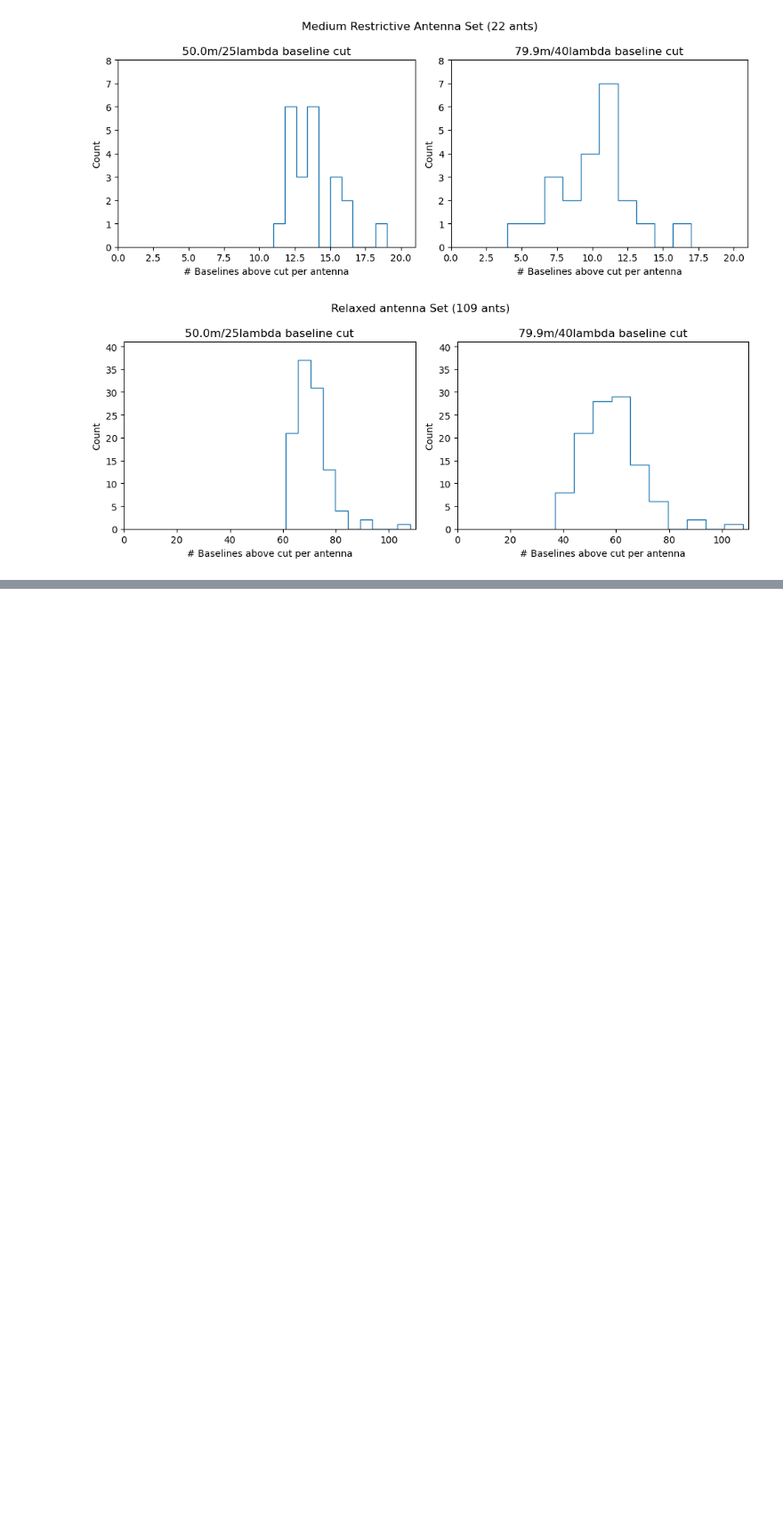
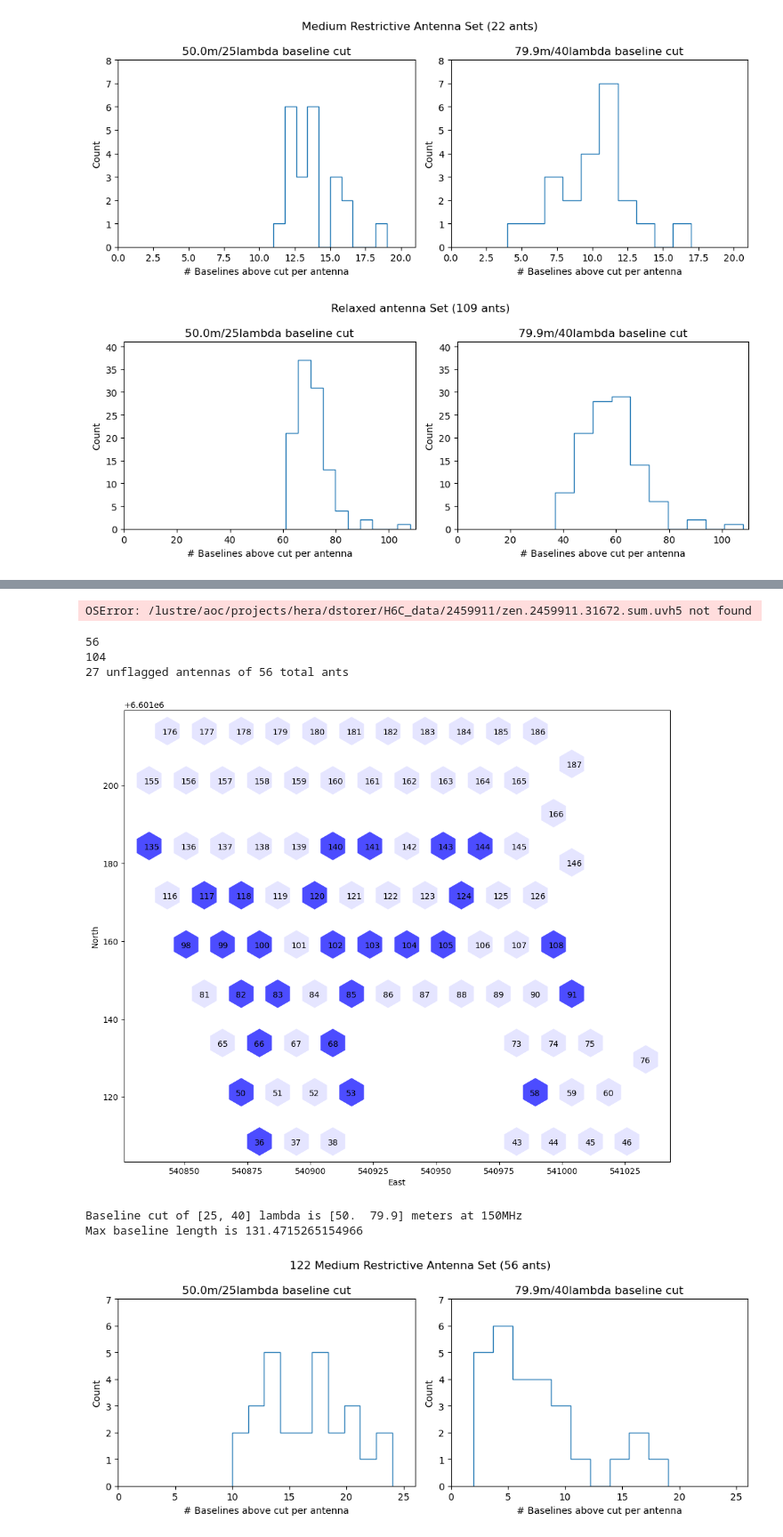
Before and after one commit to dstorer/djs_fhd_pipeline, a Jupyter notebook: djs_fhd_pipeline/plotBaselineLengthHistograms.ipynb, the cells around one changed output, grey strips where cells are left out. Shown: that part at 89% size. Cells and saved outputs as stored; diff of their text form; code cells hidden in the pictures; blank space fills up the shorter version.

```diff
--- a/djs_fhd_pipeline/plotBaselineLengthHistograms.ipynb
+++ b/djs_fhd_pipeline/plotBaselineLengthHistograms.ipynb
@@ -185,0 +228,17 @@ Baseline cut of [25, 40] lambda is [50.  79.9] meters at 150MHz
+# %%
+file = '/lustre/aoc/projects/hera/dstorer/H6C_data/2459911/zen.2459911.31672.sum.uvh5'
+exants = [203, 208, 209, 210, 211, 219, 225, 226, 227, 228, 229, 240, 241, 242, 243, 244, 245, 246, 261, 262, 3, 15, 18, 27, 29, 34, 42, 47, 51, 54, 55, 56, 57, 58, 59, 60, 63, 68, 80, 84, 94, 96, 108, 109, 110, 111, 113, 117, 128, 131, 133, 135, 142, 146, 155, 156, 170, 179, 180, 185, 200, 320, 140, 182, 186, 187, 190, 201, 224, 136, 28, 92, 32, 50, 78, 104, 159, 161, 165, 4, 19, 85, 97, 103, 121, 205, 333, 206, 183, 112, 93, 130, 126, 107, 88, 87, 120, 100, 43, 72, 21, 30, 222, 167, 145, 98, 74, 45, 73, 69, 10]
+uv = UVData()
+uv.read(file)
+ants = uv.get_ants()
+use_ants = []
+for ant in ants:
+    if ant not in exants:
+        use_ants.append(ant)
+print(f'{len(use_ants)} unflagged antennas of {len(ants)} total ants')
+uv.select(antenna_nums=use_ants)
+pl.plot_antenna_positions(uv,hexsize=35)
+
+plotBlLengthHists_perAnt(uv,bl_cut=[25,40],freq=150,suptitle=f'911 Medium Restrictive Antenna Set ({len(ants)} ants)')
+# %% [output]
+OSError: /lustre/aoc/projects/hera/dstorer/H6C_data/2459911/zen.2459911.31672.sum.uvh5 not found
@@ -185,0 +247,27 @@ Baseline cut of [25, 40] lambda is [50.  79.9] meters at 150MHz
+# %%
+file = '/lustre/aoc/projects/hera/H4C/2459122/zen.2459122.45621.sum.uvh5'
+# exants = [203, 208, 209, 210, 211, 219, 225, 226, 227, 228, 229, 240, 241, 242, 243, 244, 245, 246, 261, 262, 3, 15, 18, 27, 29, 34, 42, 47, 51, 54, 55, 56, 57, 58, 59, 60, 63, 68, 80, 84, 94, 96, 108, 109, 110, 111, 113, 117, 128, 131, 133, 135, 142, 146, 155, 156, 170, 179, 180, 185, 200, 320, 140, 182, 186, 187, 190, 201, 224, 136, 28, 92, 32, 50, 78, 104, 159, 161, 165, 4, 19, 85, 97, 103, 121, 205, 333, 206, 183, 112, 93, 130, 126, 107, 88, 87, 120, 100, 43, 72, 21, 30, 222, 167, 145, 98, 74, 45, 73, 69, 10]
+exants = [176, 178, 181, 185, 156, 157, 158, 160, 162, 163, 164, 165, 127, 128, 129, 130, 109, 92, 0, 1, 2, 11, 12, 13, 14, 23, 24, 25, 26, 37, 38, 39, 44, 45, 46, 51, 52, 59, 65, 67, 73, 75, 81, 84, 86, 87, 88, 89, 90, 93, 94, 101, 107, 110, 111, 112, 116, 119, 121, 12, 2, 123, 136, 137, 138, 142, 145, 155, 161, 166, 177, 179, 180, 182, 183, 184, 186, 187]
+uv = UVData()
+uv.read(file)
+ants = uv.get_ants()
+print(len(ants))
+print(len(uv.antenna_numbers))
+use_ants = []
+for ant in ants:
+    if ant not in exants:
+        use_ants.append(ant)
+print(f'{len(use_ants)} unflagged antennas of {len(ants)} total ants')
+uv.select(antenna_nums=use_ants)
+plot_antenna_positions(uv,hexsize=35)
+
+plotBlLengthHists_perAnt(uv,bl_cut=[25,40],freq=150,suptitle=f'122 Medium Restrictive Antenna Set ({len(ants)} ants)',
+                        savefig=True,outfig='2459122_blLengthHists.pdf',write_params=False)
+# %% [output]
+56
+104
+27 unflagged antennas of 56 total ants
+[figure, added]
+Baseline cut of [25, 40] lambda is [50.  79.9] meters at 150MHz
+Max baseline length is 131.4715265154966
+[figure, added]
```
Also changed, not shown: parts of 5 cells of this notebook, 14 other files.
